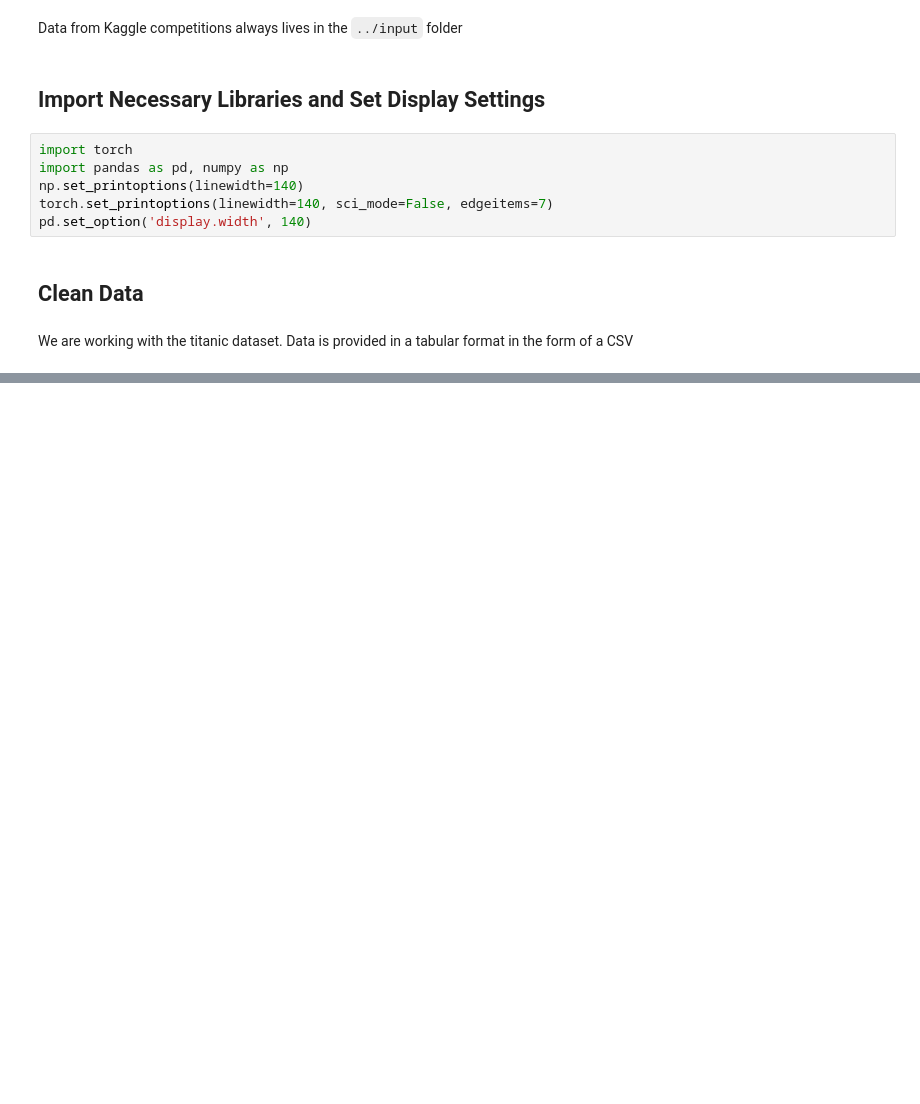
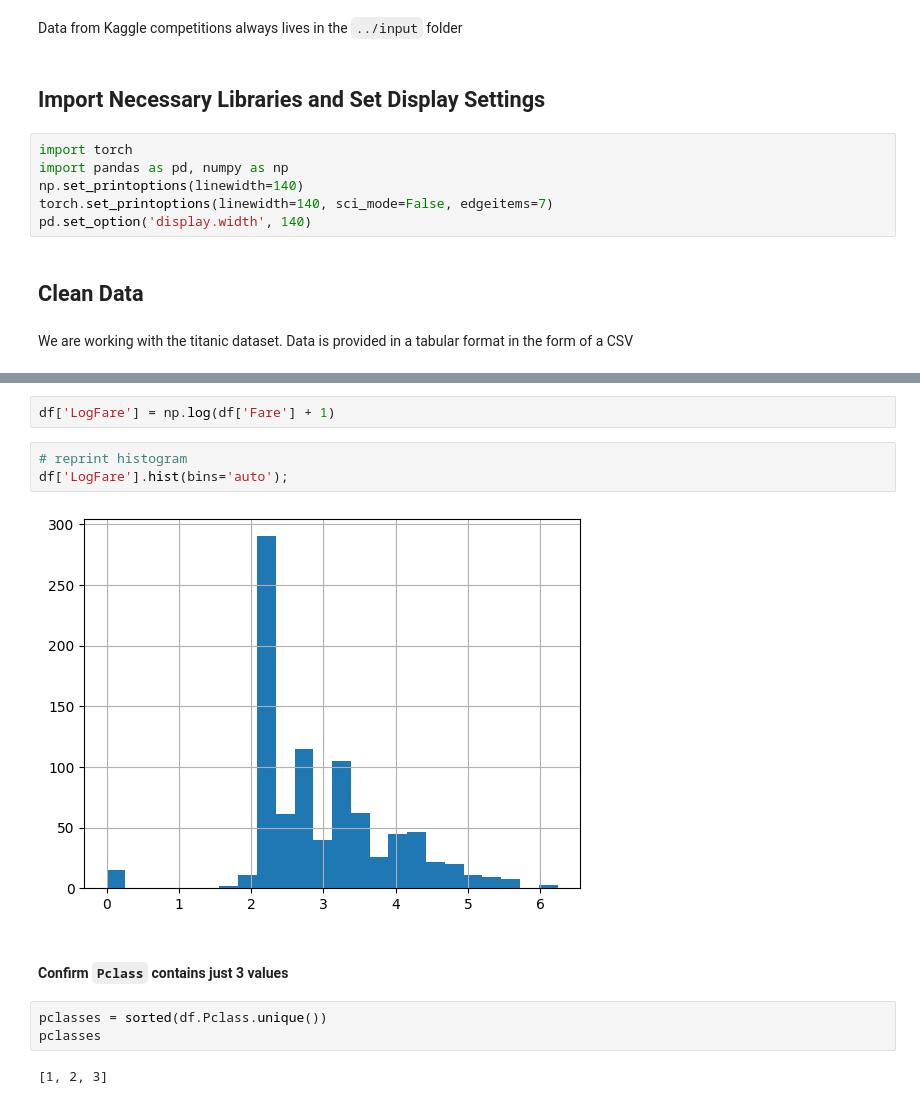
Before and after one commit to akaigraham/practical-deep-learning, a Jupyter notebook: neural-net-from-scratch.ipynb, the cells around one changed output, grey strips where cells are left out. Cells and saved outputs as stored; diff of their text form; blank space fills up the shorter version.

```diff
--- a/neural-net-from-scratch.ipynb
+++ b/neural-net-from-scratch.ipynb
@@ -40,0 +135,14 @@ We are working with the titanic dataset. Data is provided in a tabular format in
+# %%
+df['LogFare'] = np.log(df['Fare'] + 1)
+# %%
+# reprint histogram
+df['LogFare'].hist(bins='auto');
+# %% [output]
+[figure, added]
+# %% [markdown]
+#### Confirm `Pclass` contains just 3 values
+# %%
+pclasses = sorted(df.Pclass.unique())
+pclasses
+# %% [output]
+[1, 2, 3]
```
Also changed, not shown: parts of 23 cells of this notebook.
